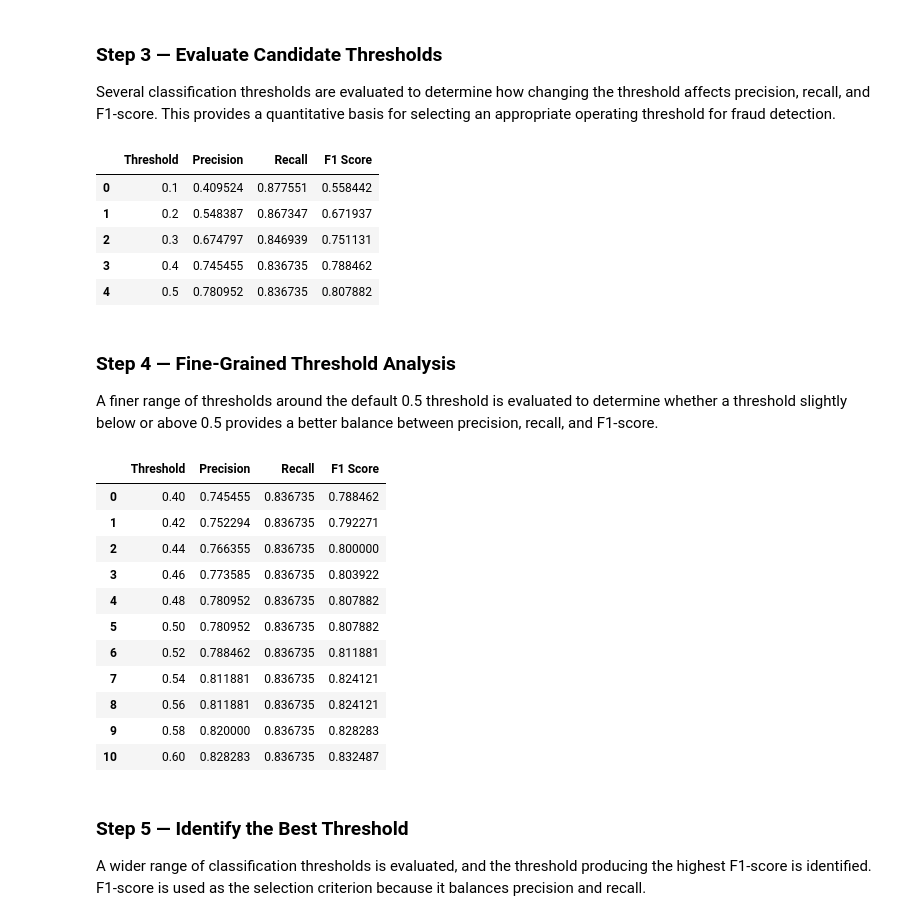
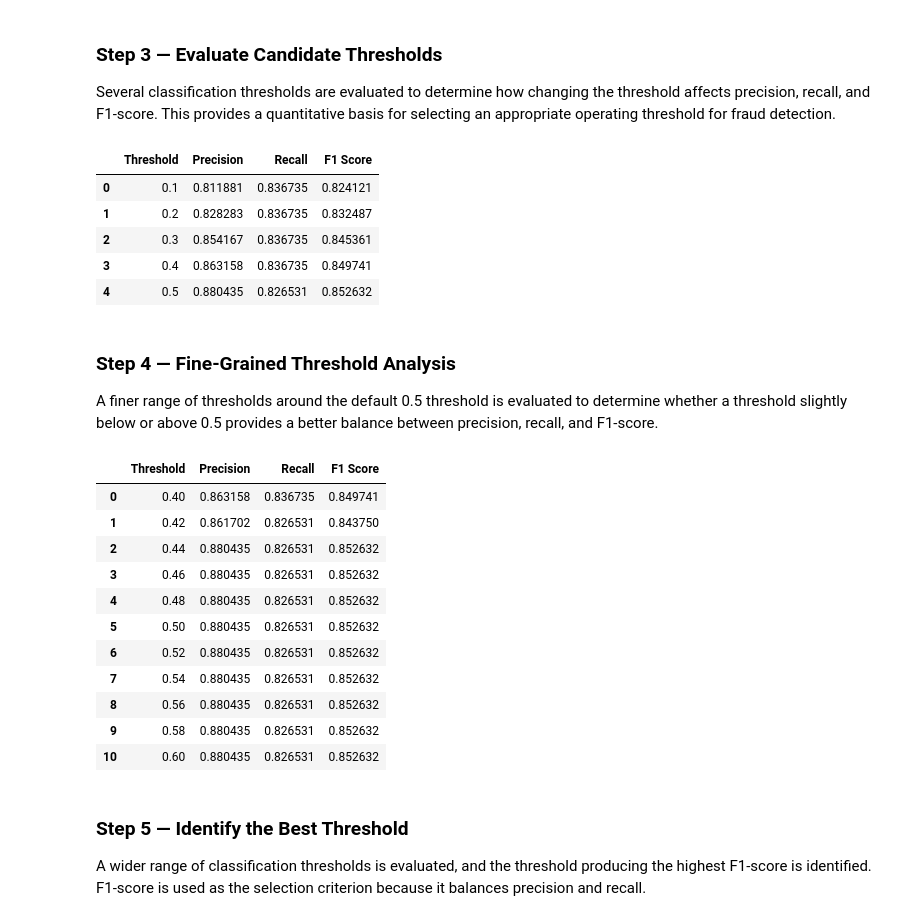
Before and after one commit to Onwuanabile-Sylvia/fraud-detection, a Jupyter notebook: notebooks/Sylvia_Fraud_Detection_Project.ipynb, the cells around one changed output. Drawn from its saved outputs; the diff is of its cells as text; code cells hidden in the pictures.

```diff
--- a/notebooks/Sylvia_Fraud_Detection_Project.ipynb
+++ b/notebooks/Sylvia_Fraud_Detection_Project.ipynb
@@ -128,7 +134,7 @@ What does the dataset look like?
 # %% [markdown]
 ## 1.1 Load the Dataset
 # %%
-df = load_data("../../../data/creditcard.csv")
+df = load_data("../../data/creditcard.csv")
 # %% [markdown]
 ### Loading the dataset
 
@@ -2270,0 +2263,14 @@ Predictions match: True
+# %%
+# Evaluate the tuned XGBoost model on the untouched test set
+
+tuned_xgb_metrics, y_pred_tuned_xgb, y_prob_tuned_xgb = evaluate_model(
+    tuned_xgb_model,
+    X_test,
+    y_test,
+    "Tuned XGBoost"
+)
+
+print("Tuned XGBoost Evaluation Metrics:")
+
+for metric, value in tuned_xgb_metrics.items():
+    print(f"{metric}: {value:.4f} → {value:.2%}")
@@ -2626,8 +2673,6 @@ plt.show()
 Several classification thresholds are evaluated to determine how changing the threshold affects precision, recall, and F1-score. This provides a quantitative basis for selecting an appropriate operating threshold for fraud detection.
 # %%
 # Evaluate selected candidate thresholds
-
-from sklearn.metrics import precision_score, recall_score, f1_score
 
 candidate_thresholds = [0.10, 0.20, 0.30, 0.40, 0.50]
 
@@ -2635,18 +2680,26 @@ threshold_results = []
 
 for threshold in candidate_thresholds:
 
-    y_pred_threshold = (y_prob_xgb >= threshold).astype(int)
+    y_pred_threshold = (
+        y_prob_tuned_xgb >= threshold
+    ).astype(int)
 
     threshold_results.append({
         "Threshold": threshold,
         "Precision": precision_score(
-            y_test, y_pred_threshold, zero_division=0
+            y_test,
+            y_pred_threshold,
+            zero_division=0
         ),
         "Recall": recall_score(
-            y_test, y_pred_threshold, zero_division=0
+            y_test,
+            y_pred_threshold,
+            zero_division=0
         ),
         "F1 Score": f1_score(
-            y_test, y_pred_threshold, zero_division=0
+            y_test,
+            y_pred_threshold,
+            zero_division=0
         )
     })
 
@@ -2655,11 +2708,11 @@ threshold_results_df = pd.DataFrame(threshold_results)
 threshold_results_df
 # %% [output]
 |  | Threshold | Precision | Recall | F1 Score |
-| 0 | 0.1 | 0.409524 | 0.877551 | 0.558442 |
-| 1 | 0.2 | 0.548387 | 0.867347 | 0.671937 |
-| 2 | 0.3 | 0.674797 | 0.846939 | 0.751131 |
-| 3 | 0.4 | 0.745455 | 0.836735 | 0.788462 |
-| 4 | 0.5 | 0.780952 | 0.836735 | 0.807882 |
+| 0 | 0.1 | 0.811881 | 0.836735 | 0.824121 |
+| 1 | 0.2 | 0.828283 | 0.836735 | 0.832487 |
+| 2 | 0.3 | 0.854167 | 0.836735 | 0.845361 |
+| 3 | 0.4 | 0.863158 | 0.836735 | 0.849741 |
+| 4 | 0.5 | 0.880435 | 0.826531 | 0.852632 |
 # %% [markdown]
 ### Step 4 — Fine-Grained Threshold Analysis
 
@@ -2670,45 +2723,47 @@ A finer range of thresholds around the default 0.5 threshold is evaluated to det
 fine_thresholds = [
     0.40, 0.42, 0.44, 0.46, 0.48,
     0.50, 0.52, 0.54, 0.56, 0.58, 0.60
 ]
 
 fine_threshold_results = []
 
 for threshold in fine_thresholds:
 
-    y_pred_threshold = (y_prob_xgb >= threshold).astype(int)
+    y_pred_threshold = (
+    y_prob_tuned_xgb >= threshold
+).astype(int)
 
     fine_threshold_results.append({
         "Threshold": threshold,
         "Precision": precision_score(
             y_test, y_pred_threshold, zero_division=0
         ),
         "Recall": recall_score(
             y_test, y_pred_threshold, zero_division=0
         ),
         "F1 Score": f1_score(
             y_test, y_pred_threshold, zero_division=0
         )
     })
 
 fine_threshold_results_df = pd.DataFrame(
     fine_threshold_results
 )
 
 fine_threshold_results_df
 # %% [output]
 |  | Threshold | Precision | Recall | F1 Score |
-| 0 | 0.40 | 0.745455 | 0.836735 | 0.788462 |
-| 1 | 0.42 | 0.752294 | 0.836735 | 0.792271 |
-| 2 | 0.44 | 0.766355 | 0.836735 | 0.800000 |
-| 3 | 0.46 | 0.773585 | 0.836735 | 0.803922 |
-| 4 | 0.48 | 0.780952 | 0.836735 | 0.807882 |
-| 5 | 0.50 | 0.780952 | 0.836735 | 0.807882 |
-| 6 | 0.52 | 0.788462 | 0.836735 | 0.811881 |
-| 7 | 0.54 | 0.811881 | 0.836735 | 0.824121 |
-| 8 | 0.56 | 0.811881 | 0.836735 | 0.824121 |
-| 9 | 0.58 | 0.820000 | 0.836735 | 0.828283 |
-| 10 | 0.60 | 0.828283 | 0.836735 | 0.832487 |
+| 0 | 0.40 | 0.863158 | 0.836735 | 0.849741 |
+| 1 | 0.42 | 0.861702 | 0.826531 | 0.843750 |
+| 2 | 0.44 | 0.880435 | 0.826531 | 0.852632 |
+| 3 | 0.46 | 0.880435 | 0.826531 | 0.852632 |
+| 4 | 0.48 | 0.880435 | 0.826531 | 0.852632 |
+| 5 | 0.50 | 0.880435 | 0.826531 | 0.852632 |
+| 6 | 0.52 | 0.880435 | 0.826531 | 0.852632 |
+| 7 | 0.54 | 0.880435 | 0.826531 | 0.852632 |
+| 8 | 0.56 | 0.880435 | 0.826531 | 0.852632 |
+| 9 | 0.58 | 0.880435 | 0.826531 | 0.852632 |
+| 10 | 0.60 | 0.880435 | 0.826531 | 0.852632 |
 # %% [markdown]
 ### Step 5 — Identify the Best Threshold
 
```
Also changed, not shown: parts of 175 cells of this notebook, 2 other files.
